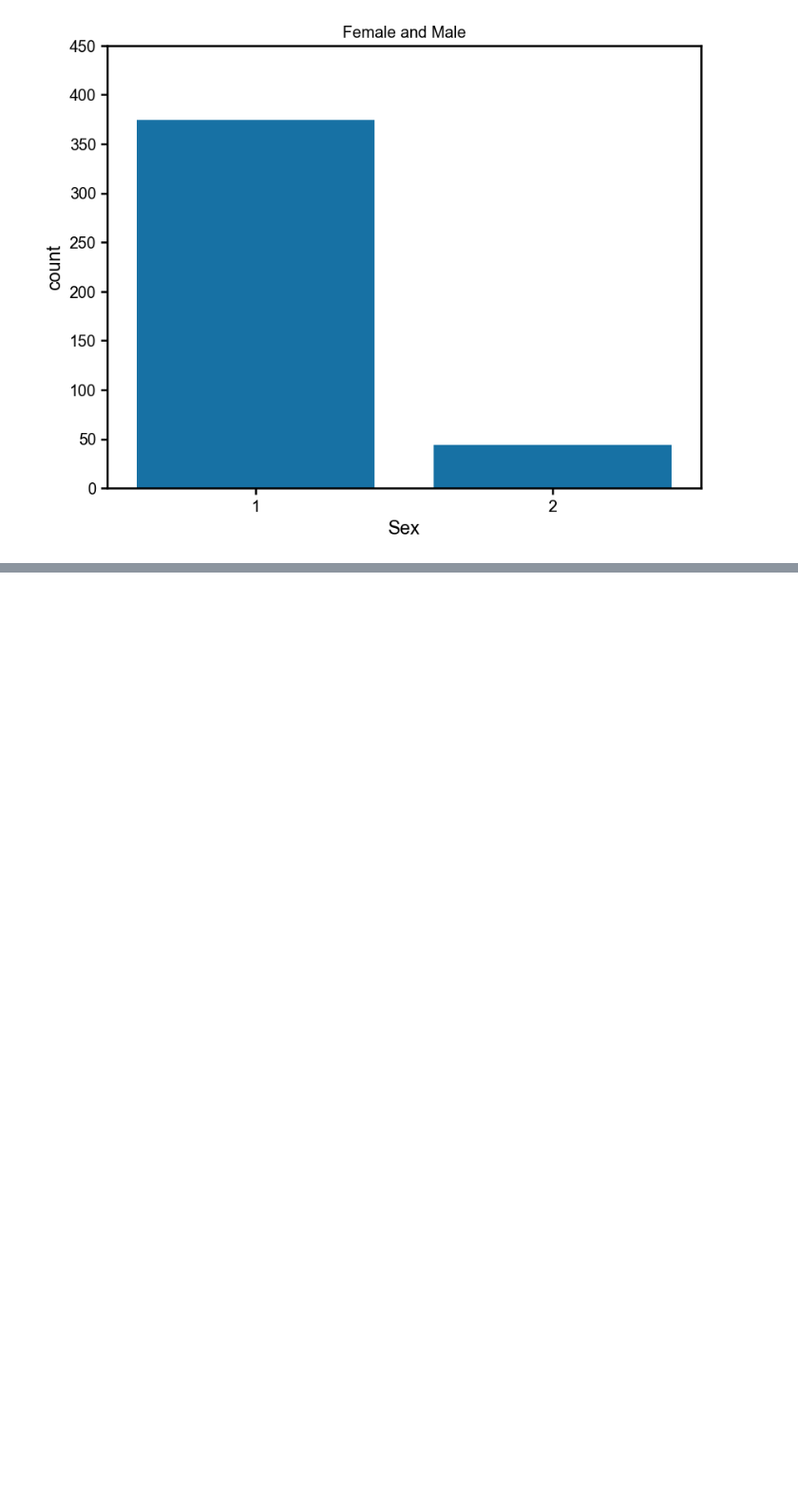
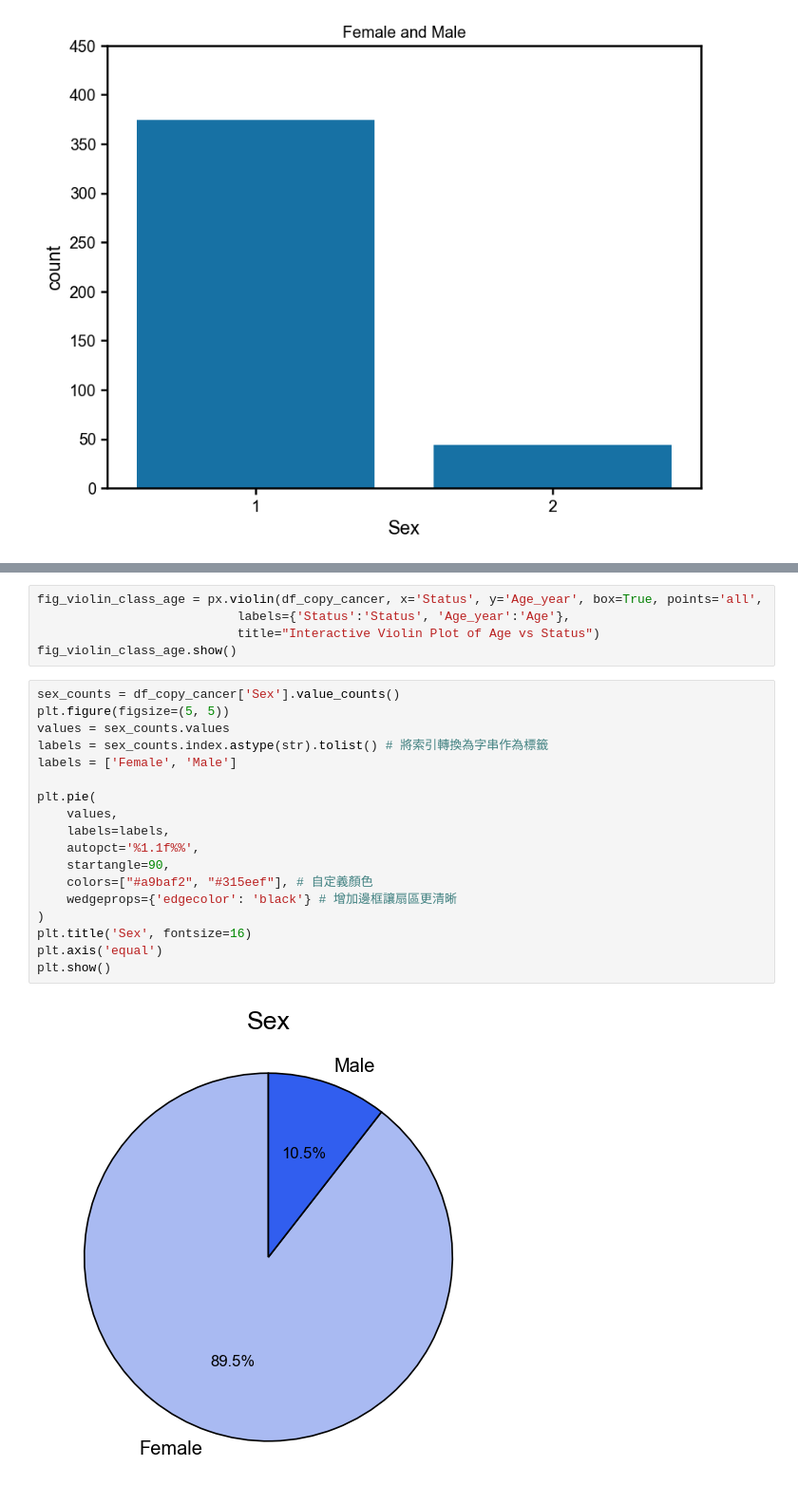
Before and after one commit to Karina-shih/cmse830_fds, a Jupyter notebook: mid-cancer.ipynb, the cells around one changed output, grey strips where cells are left out. Shown at 95% size. Drawn from its saved outputs; the diff is of its cells as text; blank space fills up the shorter version.

```diff
--- a/mid-cancer.ipynb
+++ b/mid-cancer.ipynb
@@ -518,0 +628,25 @@ Name: proportion, dtype: object
+# %%
+fig_violin_class_age = px.violin(df_copy_cancer, x='Status', y='Age_year', box=True, points='all',
+                           labels={'Status':'Status', 'Age_year':'Age'},
+                           title="Interactive Violin Plot of Age vs Status")
+fig_violin_class_age.show()
+# %%
+sex_counts = df_copy_cancer['Sex'].value_counts()
+plt.figure(figsize=(5, 5))
+values = sex_counts.values
+labels = sex_counts.index.astype(str).tolist() # 將索引轉換為字串作為標籤
+labels = ['Female', 'Male']
+
+plt.pie(
+    values,
+    labels=labels,
+    autopct='%1.1f%%',
+    startangle=90,
+    colors=["#a9baf2", "#315eef"], # 自定義顏色
+    wedgeprops={'edgecolor': 'black'} # 增加邊框讓扇區更清晰
+)
+plt.title('Sex', fontsize=16)
+plt.axis('equal')
+plt.show()
+# %% [output]
+[figure, added]
```
Also changed, not shown: parts of 9 cells of this notebook.
